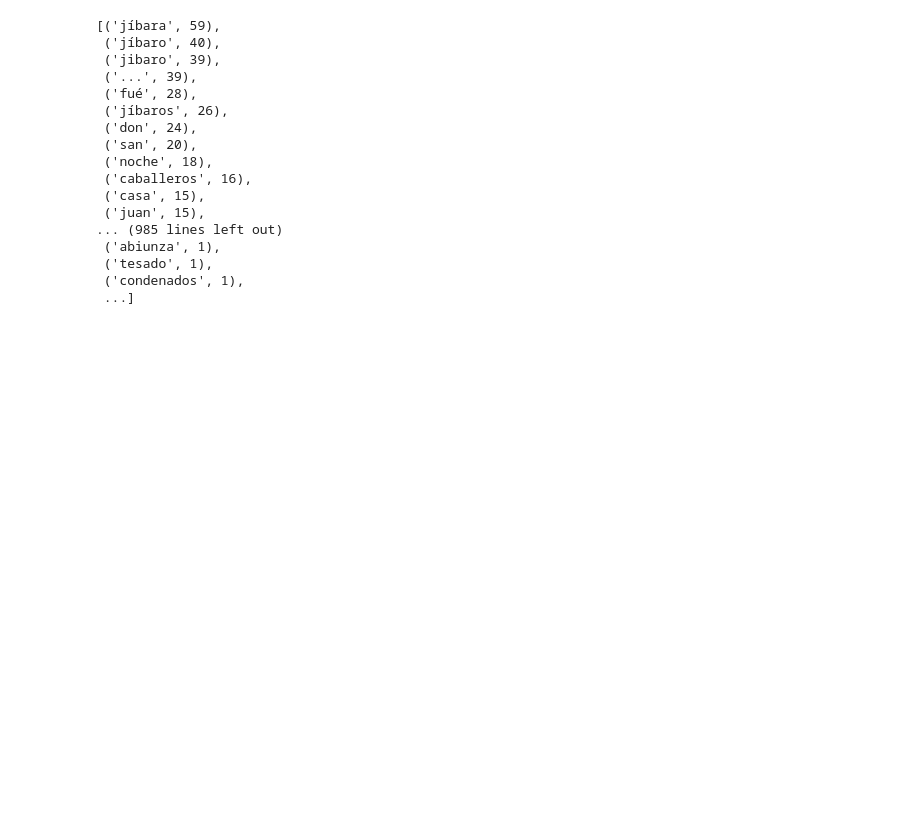
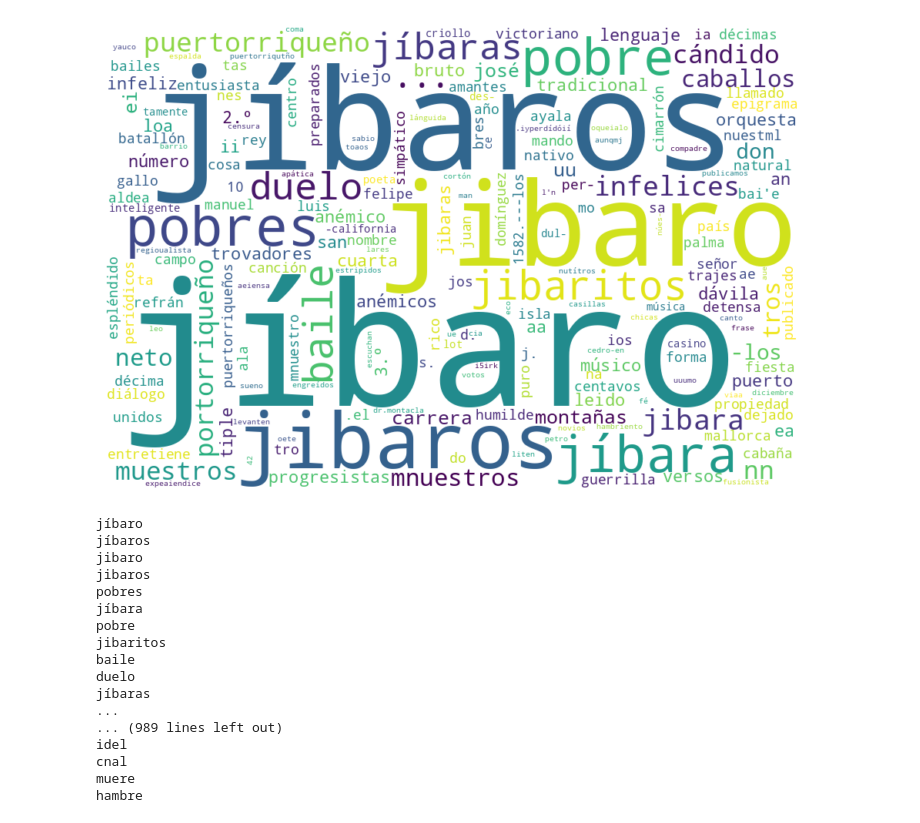
Before and after one commit to janithnw/newspaper-ocr, a Jupyter notebook: 05_word_clouds.ipynb, the cells around one changed output. Drawn from its saved outputs; the diff is of its cells as text; code cells hidden in the pictures; blank space fills up the shorter version.

```diff
--- a/05_word_clouds.ipynb
+++ b/05_word_clouds.ipynb
@@ -403,20 +203,38 @@ tfs = get_term_freqs(selected_docs)
+# %%
+
+tfs = get_term_freqs(noun_phrases)
+width = 900
+height = 600
+wc = WordCloud(
+    width=width,height=height,
+    background_color='white'
+)
+wc.generate_from_frequencies(tfs['tf'])
+plt.figure(figsize=(width/100, height/100))
+plt.imshow(wc, interpolation='bilinear')
+plt.axis('off')
+plt.show()
+# %% [output]
+[figure, added]
 # %%
-sorted(tfs['tf'].items(), key=lambda item: -item[1])
+for t in sorted(tfs['tf'].items(), key=lambda item: -item[1]):
+    if len(t[0]) > 2:
+        print(t[0])
 # %% [output]
-[('jíbara', 59),
- ('jíbaro', 40),
- ('jibaro', 39),
- ('...', 39),
- ('fué', 28),
- ('jíbaros', 26),
- ('don', 24),
- ('san', 20),
- ('noche', 18),
- ('caballeros', 16),
- ('casa', 15),
- ('juan', 15),
-... (985 lines left out)
- ('abiunza', 1),
- ('tesado', 1),
- ('condenados', 1),
- ...]
+jíbaro
+jíbaros
+jibaro
+jibaros
+pobres
+jíbara
+pobre
+jibaritos
+baile
+duelo
+jíbaras
+...
+... (989 lines left out)
+idel
+cnal
+muere
+hambre
```
Also changed, not shown: parts of 86 cells of this notebook, 8 other files.
